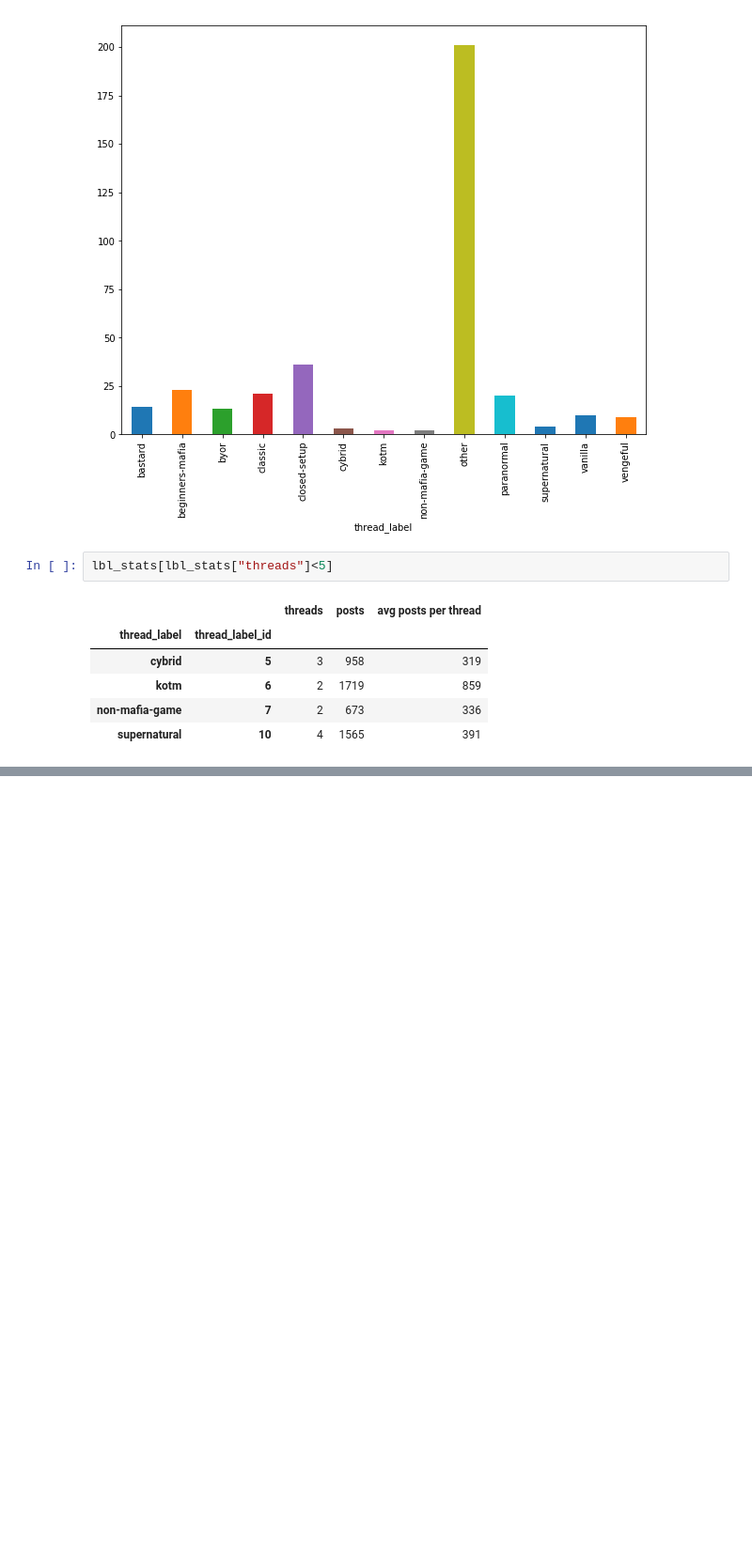
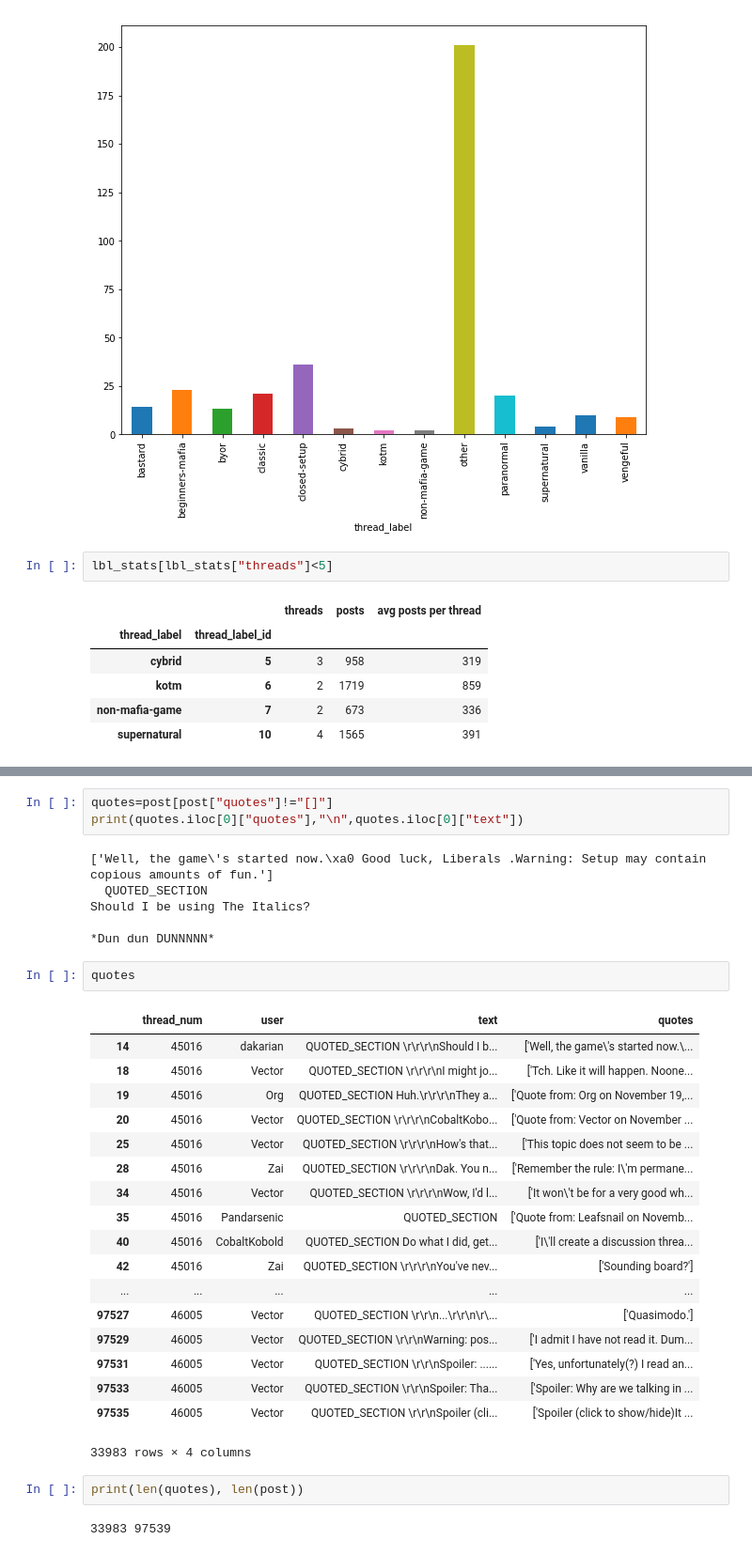
Before and after one commit to Nikishul/Kaggle-NMA-Competition, a Jupyter notebook: notebooks/NMA visualization.ipynb, the cells around one changed output, grey strips where cells are left out. Shown at 94% size. Drawn from its saved outputs; the diff is of its cells as text; blank space fills up the shorter version.

Commit message:
Cleared it a it, planning to add new features, deal with quotes

```diff
--- a/notebooks/NMA visualization.ipynb
+++ b/notebooks/NMA visualization.ipynb
@@ -60,3 +62,37 @@ info_types.loc[lbl_stats[lbl_stats["threads"]<5].index.get_level_values('thread_
  '"King of the Mafia": multiple mafia mini-games (of the Kingmaker format) to determine the title of the subforum.',
  'Games which are sufficiently different from Mafia to be "related", but not counted as actual Mafia games.',
  'A custom, titled mafia game with hidden (but consistent) roles and a "supernatural beings" theme.']
+# %%
+quotes=post[post["quotes"]!="[]"]
+print(quotes.iloc[0]["quotes"],"\n",quotes.iloc[0]["text"])
+# %% [output]
+['Well, the game\'s started now.\xa0 Good luck, Liberals .Warning: Setup may contain copious amounts of fun.']
+  QUOTED_SECTION
+Should I be using The Italics?
+
+*Dun dun DUNNNNN*
+# %%
+quotes
+# %% [output]
+|  | thread_num | user | text | quotes |
+| 14 | 45016 | dakarian | QUOTED_SECTION \r\r\r\nShould I b... | ['Well, the game\'s started now.\... |
+| 18 | 45016 | Vector | QUOTED_SECTION \r\r\r\nI might jo... | ['Tch. Like it will happen. Noone... |
+| 19 | 45016 | Org | QUOTED_SECTION Huh.\r\r\r\nThey a... | ['Quote from: Org on November 19,... |
+| 20 | 45016 | Vector | QUOTED_SECTION \r\r\r\nCobaltKobo... | ['Quote from: Vector on November ... |
+| 25 | 45016 | Vector | QUOTED_SECTION \r\r\r\nHow's that... | ['This topic does not seem to be ... |
+| 28 | 45016 | Zai | QUOTED_SECTION \r\r\r\nDak. You n... | ['Remember the rule: I\'m permane... |
+| 34 | 45016 | Vector | QUOTED_SECTION \r\r\r\nWow, I'd l... | ['It won\'t be for a very good wh... |
+| 35 | 45016 | Pandarsenic | QUOTED_SECTION | ['Quote from: Leafsnail on Novemb... |
+| 40 | 45016 | CobaltKobold | QUOTED_SECTION Do what I did, get... | ['I\'ll create a discussion threa... |
+| 42 | 45016 | Zai | QUOTED_SECTION \r\r\r\nYou've nev... | ['Sounding board?'] |
+| ... | ... | ... | ... | ... |
+| 97527 | 46005 | Vector | QUOTED_SECTION \r\r\n...\r\r\n\r\... | ['Quasimodo.'] |
+| 97529 | 46005 | Vector | QUOTED_SECTION \r\r\nWarning: pos... | ['I admit I have not read it. Dum... |
+| 97531 | 46005 | Vector | QUOTED_SECTION \r\r\nSpoiler: ...... | ['Yes, unfortunately(?) I read an... |
+| 97533 | 46005 | Vector | QUOTED_SECTION \r\r\nSpoiler: Tha... | ['Spoiler: Why are we talking in ... |
+| 97535 | 46005 | Vector | QUOTED_SECTION \r\r\nSpoiler (cli... | ['Spoiler (click to show/hide)It ... |
+33983 rows × 4 columns
+# %%
+print(len(quotes), len(post))
+# %% [output]
+33983 97539
```
Also changed, not shown: parts of 2 cells of this notebook, 3 other files.
